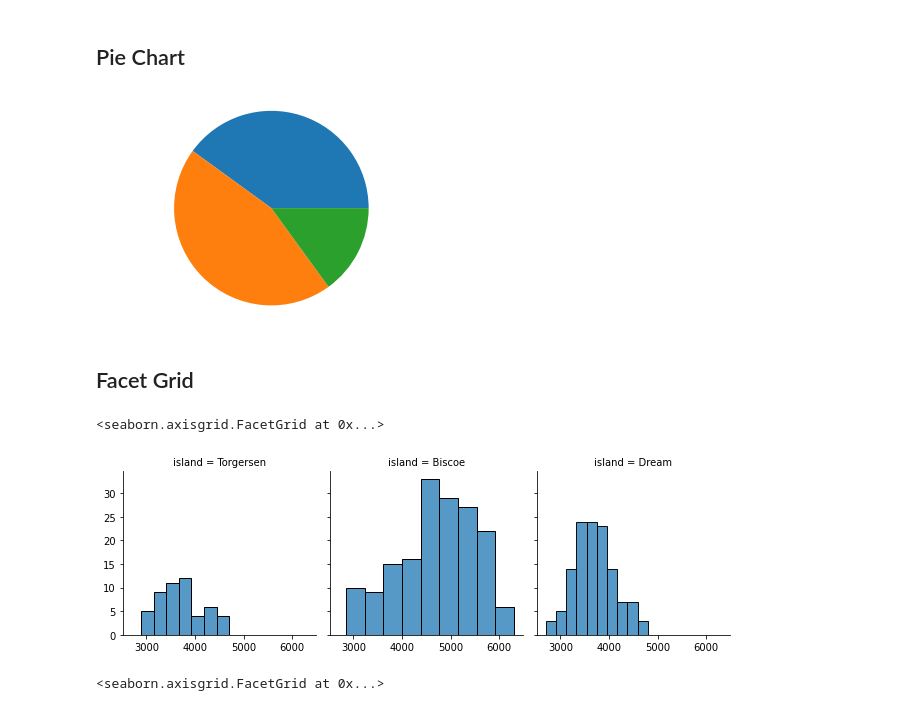
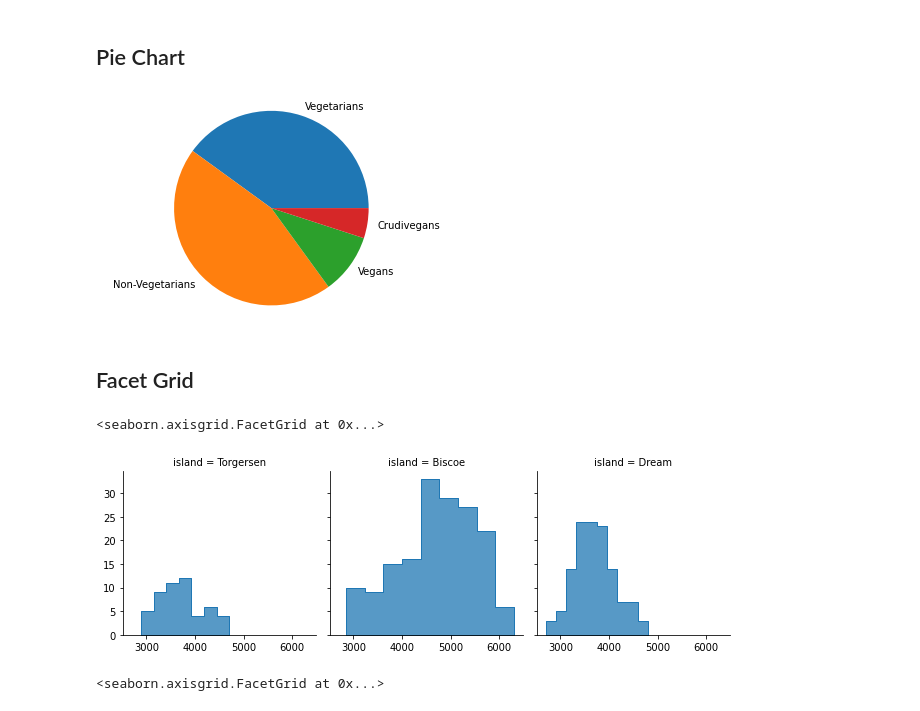
Before and after one commit to sheriffff/teaching-ironhack-data-madrid-2020, a Jupyter notebook: week_02/04-visualization.ipynb, the cells around one changed output. Drawn from its saved outputs; the diff is of its cells as text; code cells hidden in the pictures.

```diff
--- a/week_02/04-visualization.ipynb
+++ b/week_02/04-visualization.ipynb
@@ -456,20 +521,20 @@ import matplotlib.pyplot as plt
 # %%
-labels = ['Vegetarians', 'Non-Vegetarians', 'Vegans']
-sizes = [40, 45, 15]
+labels = ['Vegetarians', 'Non-Vegetarians', 'Vegans', 'Crudivegans']
+sizes = [40, 45, 10, 5]
 
-plt.pie(sizes)
+plt.pie(sizes, labels=labels)
 plt.axis('equal')
 plt.show()
 # %% [output]
-[figure, old version]
+[figure, new version]
 # %% [markdown]
 ## Facet Grid
 # %%
 g = sns.FacetGrid(data=penguins, col="island")
-g.map_dataframe(sns.histplot, x="body_mass_g")
+g.map_dataframe(sns.histplot, x="body_mass_g", element="step")
 # %% [output]
 <seaborn.axisgrid.FacetGrid at 0x...>
-[figure, old version]
+[figure, new version]
 # %%
 g = sns.FacetGrid(data=penguins, col="island", row="species")
 g.map_dataframe(sns.histplot, x="body_mass_g")
```
Also changed, not shown: parts of 32 cells of this notebook.
